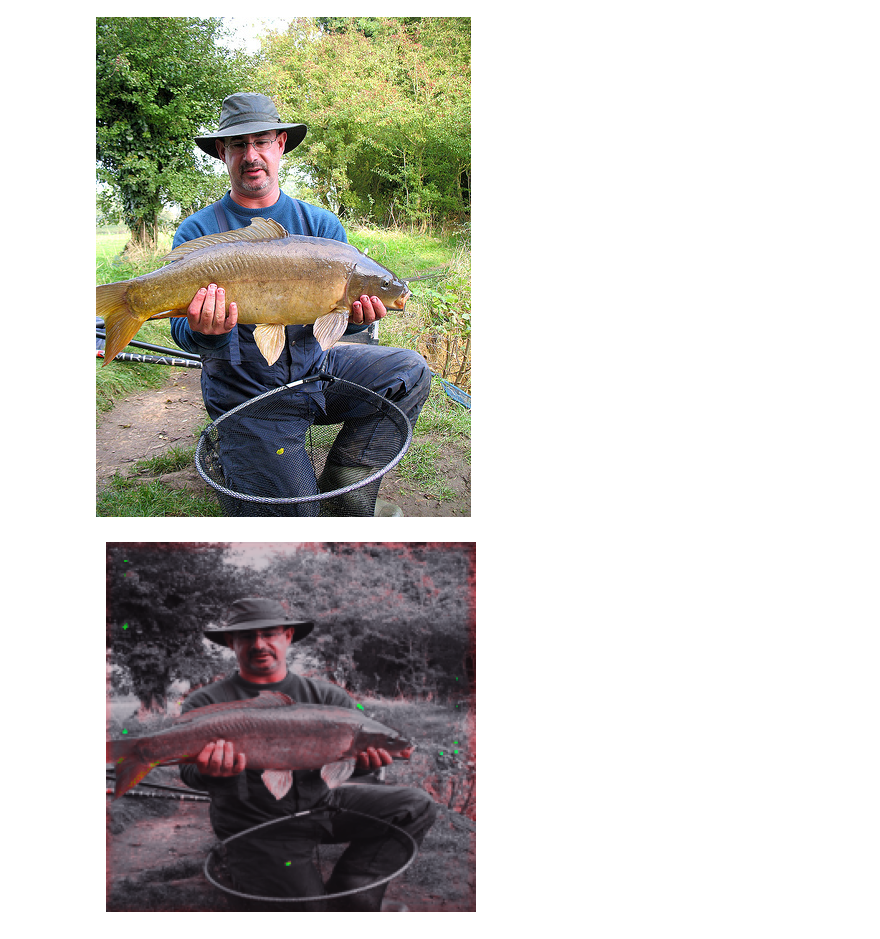
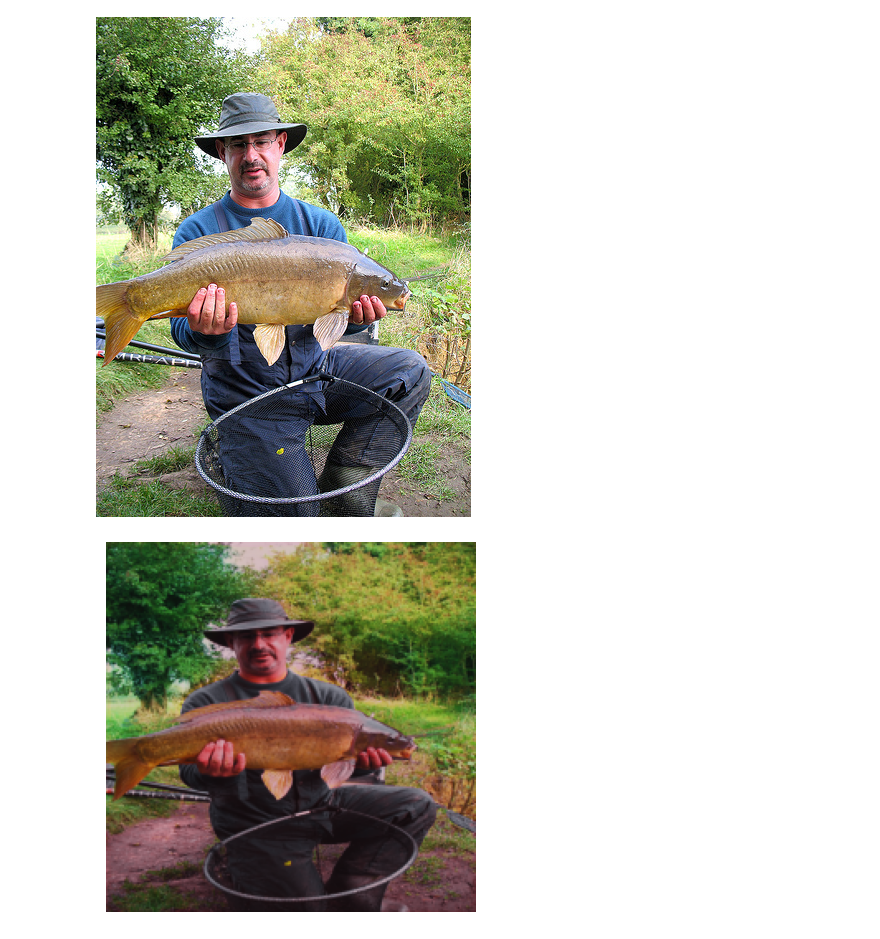
Before and after one commit to Zhang-Henry/badencoder_filter, a Jupyter notebook: example.ipynb, the cells around one changed output. Drawn from its saved outputs; the diff is of its cells as text; code cells hidden in the pictures.

Commit message:
color loss imagenet experiment

```diff
--- a/example.ipynb
+++ b/example.ipynb
@@ -406,31 +408,43 @@ img
 # %% [output]
 [figure]
 # %%
+import torch
+import torch.nn as nn
+import torch.nn.functional as F
+from torchvision import transforms
+
+from PIL import Image
+import numpy as np
+
+import matplotlib.pyplot as plt
+from optimize_filter.network import AttU_Net
+
 transform1 = transforms.Compose([
     transforms.Resize((224, 224)),
     transforms.ToTensor(),
 ])
 
 tensor_image = transform1(img)
 
-state_dict = torch.load('optimize_filter/trigger/2023-11-15-20-10-56/ssim0.9632_psnr25.09_lp0.0093_wd0.548_color7.001.pt', map_location=torch.device('cpu'))
+
+state_dict = torch.load('optimize_filter/trigger/imagenet/2023-11-16-10-52-28/ssim0.9977_psnr34.93_lp0.0098_wd0.001_color1.742.pt', map_location=torch.device('cpu'))
 
 net = AttU_Net(img_ch=3,output_ch=3)
 net.load_state_dict(state_dict['model_state_dict'])
 net=net.eval()
 img_backdoor=net(tensor_image.unsqueeze(0))
 
 
 sig=torch.nn.Sigmoid()
 img_backdoor = sig(img_backdoor)
 
 scaled_image = (img_backdoor.squeeze().detach().numpy() * 255).astype(np.uint8)
 img_backdoor = Image.fromarray(np.transpose(scaled_image,(1,2,0)))
 
 
 img_backdoor = img_backdoor.convert('RGB')
 plt.imshow(img_backdoor)
 plt.axis('off')  # Hide axis
 plt.show()
 # %% [output]
-[figure, old version]
+[figure, new version]
```
Also changed, not shown: parts of 2 cells of this notebook, 13 other files.
